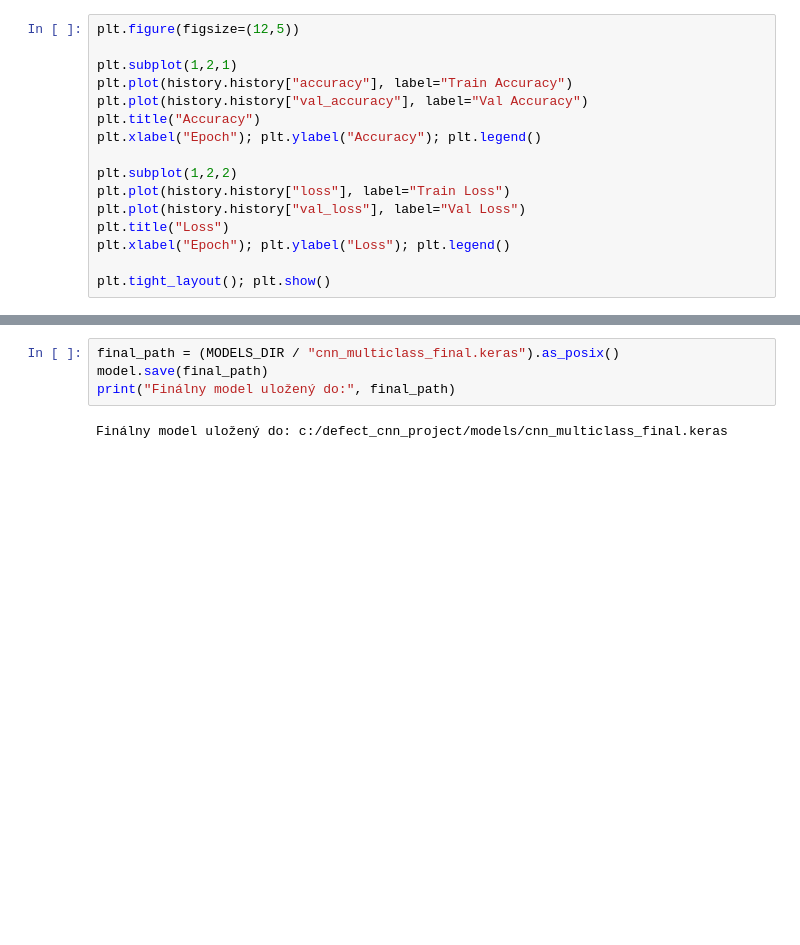
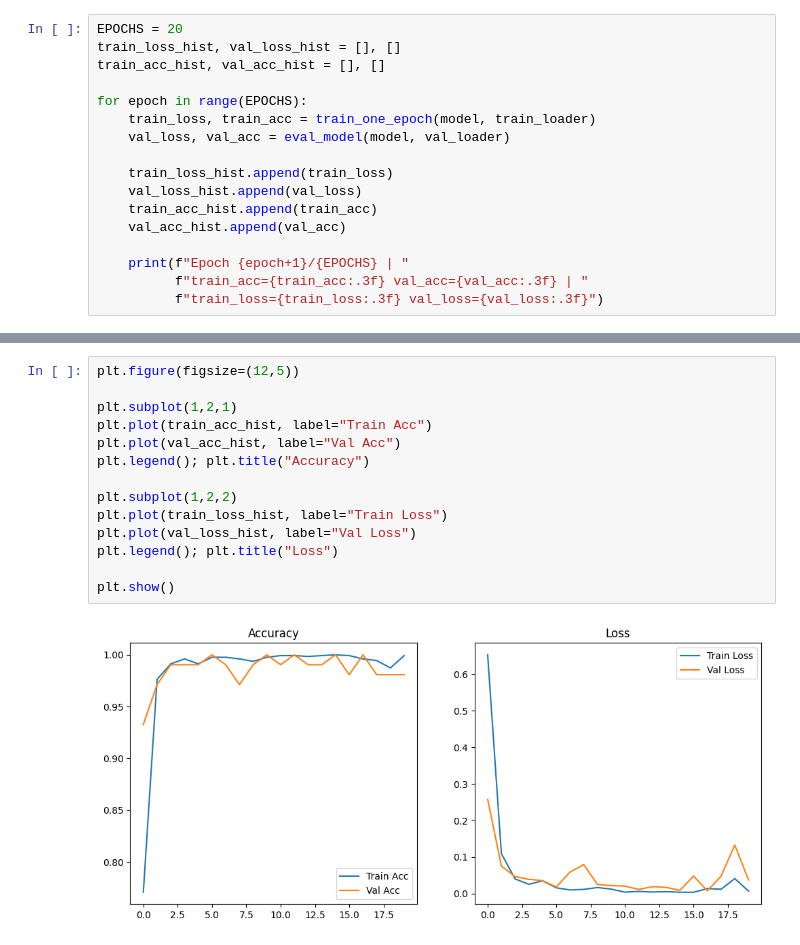
Before and after one commit to matejmedveczky/TP_detekcia_defektov, a Jupyter notebook: notebooks/cnn_defect_classification.ipynb, the cells around one changed output, grey strips where cells are left out. Drawn from its saved outputs; the diff is of its cells as text; blank space fills up the shorter version.

```diff
--- a/notebooks/cnn_defect_classification.ipynb
+++ b/notebooks/cnn_defect_classification.ipynb
@@ -201,17 +109,18 @@ weighted avg       0.68      0.67      0.67       111
 # %%
-plt.figure(figsize=(12,5))
+EPOCHS = 20
+train_loss_hist, val_loss_hist = [], []
+train_acc_hist, val_acc_hist = [], []
 
-plt.subplot(1,2,1)
-plt.plot(history.history["accuracy"], label="Train Accuracy")
-plt.plot(history.history["val_accuracy"], label="Val Accuracy")
-plt.title("Accuracy")
-plt.xlabel("Epoch"); plt.ylabel("Accuracy"); plt.legend()
+for epoch in range(EPOCHS):
+    train_loss, train_acc = train_one_epoch(model, train_loader)
+    val_loss, val_acc = eval_model(model, val_loader)
 
-plt.subplot(1,2,2)
-plt.plot(history.history["loss"], label="Train Loss")
-plt.plot(history.history["val_loss"], label="Val Loss")
-plt.title("Loss")
-plt.xlabel("Epoch"); plt.ylabel("Loss"); plt.legend()
+    train_loss_hist.append(train_loss)
+    val_loss_hist.append(val_loss)
+    train_acc_hist.append(train_acc)
+    val_acc_hist.append(val_acc)
 
-plt.tight_layout(); plt.show()
+    print(f"Epoch {epoch+1}/{EPOCHS} | "
+          f"train_acc={train_acc:.3f} val_acc={val_acc:.3f} | "
+          f"train_loss={train_loss:.3f} val_loss={val_loss:.3f}")
 # %% [output]
@@ -219,6 +147,16 @@ plt.tight_layout(); plt.show()
 # %%
-final_path = (MODELS_DIR / "cnn_multiclass_final.keras").as_posix()
-model.save(final_path)
-print("Finálny model uložený do:", final_path)
+plt.figure(figsize=(12,5))
+
+plt.subplot(1,2,1)
+plt.plot(train_acc_hist, label="Train Acc")
+plt.plot(val_acc_hist, label="Val Acc")
+plt.legend(); plt.title("Accuracy")
+
+plt.subplot(1,2,2)
+plt.plot(train_loss_hist, label="Train Loss")
+plt.plot(val_loss_hist, label="Val Loss")
+plt.legend(); plt.title("Loss")
+
+plt.show()
 # %% [output]
-Finálny model uložený do: c:/defect_cnn_project/models/cnn_multiclass_final.keras
+[figure, added]
```
Also changed, not shown: parts of 10 cells of this notebook.
